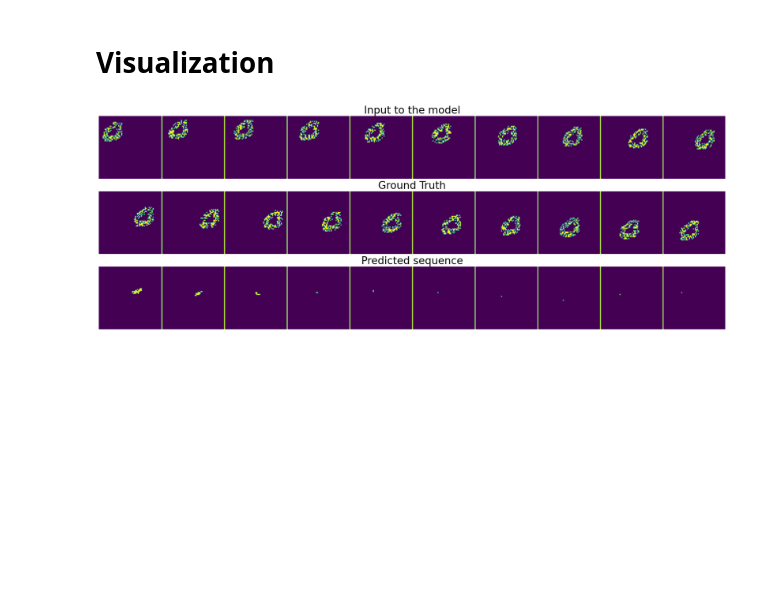
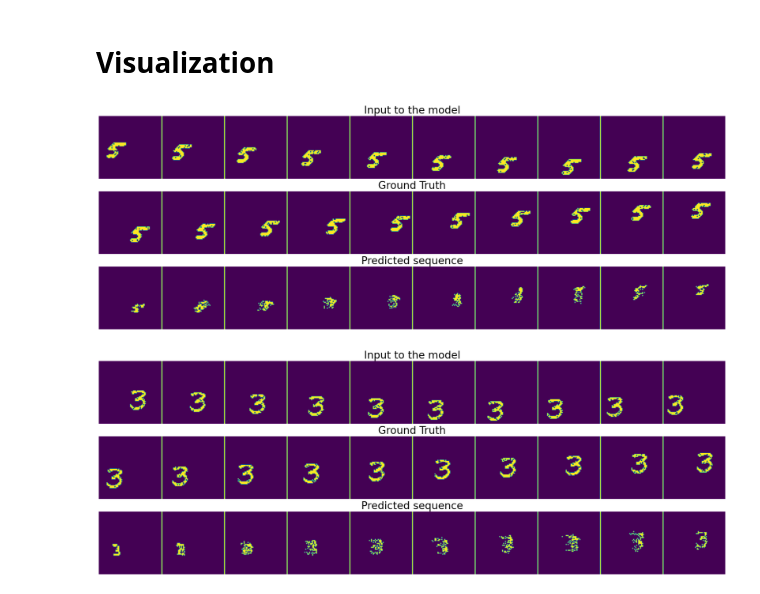
Before and after one commit to dariush-salami/attention-based-edge-convolution, a Jupyter notebook: eval_mmnist.ipynb, the cells around one changed output. Saved outputs shown, nothing was run; the diff lists cells and outputs as text; code cells hidden in the pictures; blank space fills up the shorter version.

Commit message:
model is giving initial good results

```diff
--- a/eval_mmnist.ipynb
+++ b/eval_mmnist.ipynb
@@ -57,8 +57,8 @@ def point_to_image(input):
         im[:, :, j * 64] = 255
     return [Image.fromarray(i, 'L') for i in im]
 # %%
-m = []
-for data in test_loader:
-    m = m + point_to_image(data.x[:, 1:].numpy())
-fig = plt.figure(figsize=(30,10))
-plt.imshow(m[0])
+# m = []
+# for data in test_loader:
+#     m = m + point_to_image(data.x[:, 1:].numpy())
+# fig = plt.figure(figsize=(30,10))
+# plt.imshow(m[0])
@@ -92,13 +89,13 @@ BATCH_SIZE = 5
 device = torch.device('cuda')
 
 model = Net(3).to(device)
-model.load_state_dict(torch.load("temporal_regression_mmnist_decoder_step/model.pth"))
+model.load_state_dict(torch.load("final_temporal_regression_mmnist_decoder/model.pth"))
 model.eval()
 
 test_dataset = np.load('test-1mnist-64-128point-20step.npy')
 test_dataset = preprocess_validation(test_dataset)
 test_loader = DataLoader(
-    test_dataset[:10], batch_size=BATCH_SIZE, shuffle=False)
+    test_dataset[:20], batch_size=BATCH_SIZE, shuffle=False)
 # %% [markdown]
 # Prediction
 # %%
@@ -117,14 +114,8 @@ for i, data in enumerate(tqdm(test_loader,desc="Calculating the sequences")):
         os.makedirs(curr_dir)
     labels = data.y[:, 1:].float()
     with torch.no_grad():
-        seq = []
-        input = deepcopy(data)
-        for i in range(10):
-            out = model(input).reshape(-1, 1, 128 * 3)
-            seq.append(out)
-            input.x[:, 1:] = torch.cat([input.x[:, 1:].reshape([-1, 10, 128*3])[:, 1:],
-                                        out], dim=1).view(-1, 3)
-        predictions = torch.cat(seq, dim=1).view(-1, 3)
+        encoded = model.encode(data)
+        predictions = model.decode(data, encoded)
 
     pc_context = data.x[:, 1:].cpu().numpy()
     pc_ground_truth = data.y[:, 1:].cpu().numpy()
@@ -157,4 +158,8 @@ prediction_list
 # %%
 plot_seq(np.random.randint(len(prediction_list)))
 # %% [output]
-[figure, old version]
+[figure, new version]
+# %%
+plot_seq(np.random.randint(len(prediction_list)))
+# %% [output]
+[figure, added]
```
Also changed, not shown: parts of 8 cells of this notebook, 3 other files.
